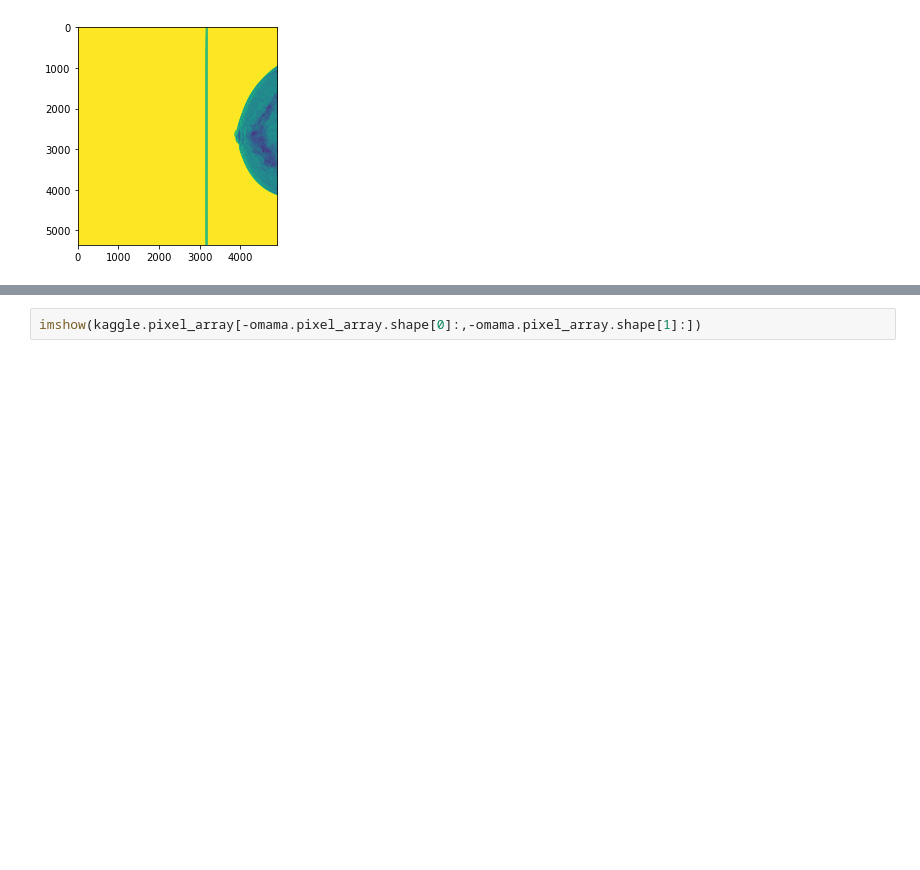
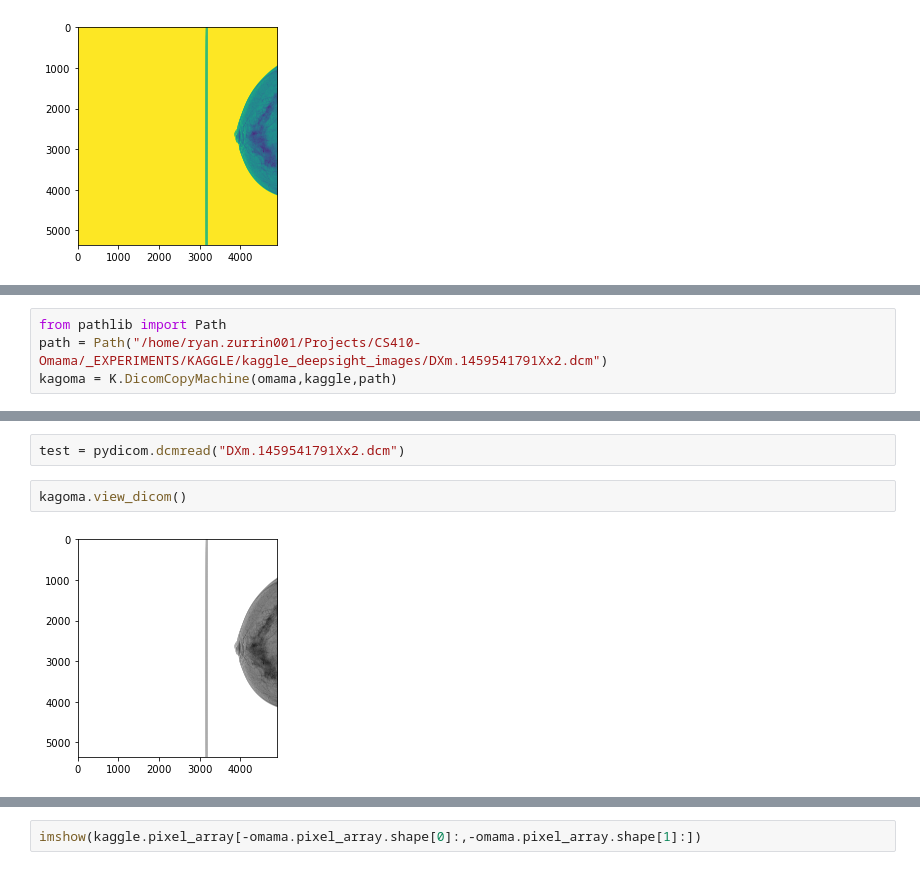
Before and after one commit to RyanZurrin/gp2, a Jupyter notebook: _EXPERIMENTS/KAGGLE/COPYING_OMAMA_TO_KAGGLE.ipynb, the cells around one changed output, grey strips where cells are left out. Drawn from its saved outputs; the diff is of its cells as text; blank space fills up the shorter version.

```diff
--- a/_EXPERIMENTS/KAGGLE/COPYING_OMAMA_TO_KAGGLE.ipynb
+++ b/_EXPERIMENTS/KAGGLE/COPYING_OMAMA_TO_KAGGLE.ipynb
@@ -113,0 +67,4 @@ New dicom saved to DXm.1459541791Xx2.dcm
+# %%
+from pathlib import Path
+path = Path("/home/ryan.zurrin001/Projects/CS410-Omama/_EXPERIMENTS/KAGGLE/kaggle_deepsight_images/DXm.1459541791Xx2.dcm")
+kagoma = K.DicomCopyMachine(omama,kaggle,path)
@@ -113,0 +78,6 @@ New dicom saved to DXm.1459541791Xx2.dcm
+# %%
+test = pydicom.dcmread("DXm.1459541791Xx2.dcm")
+# %%
+kagoma.view_dicom()
+# %% [output]
+[figure, added]
```
Also changed, not shown: parts of 33 cells of this notebook, 6 other files.
